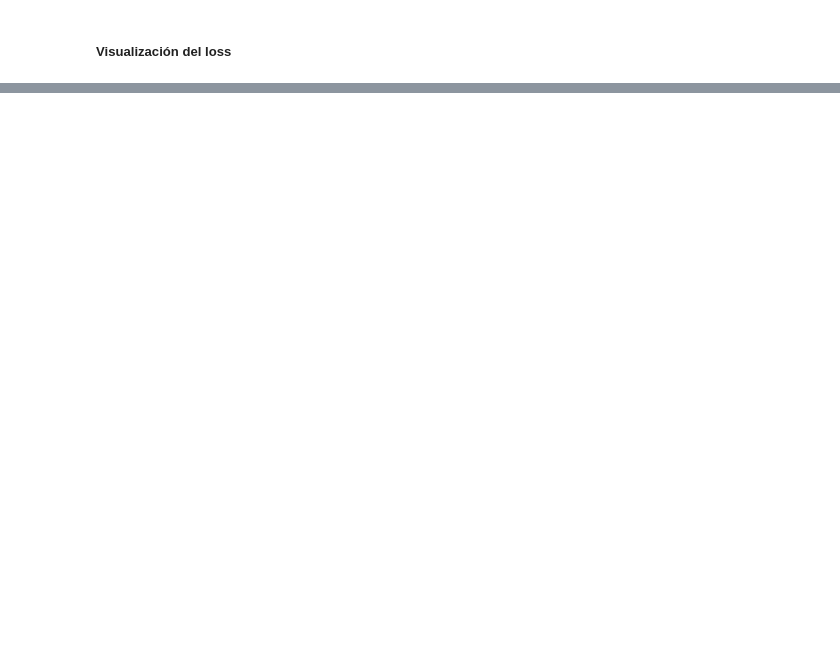
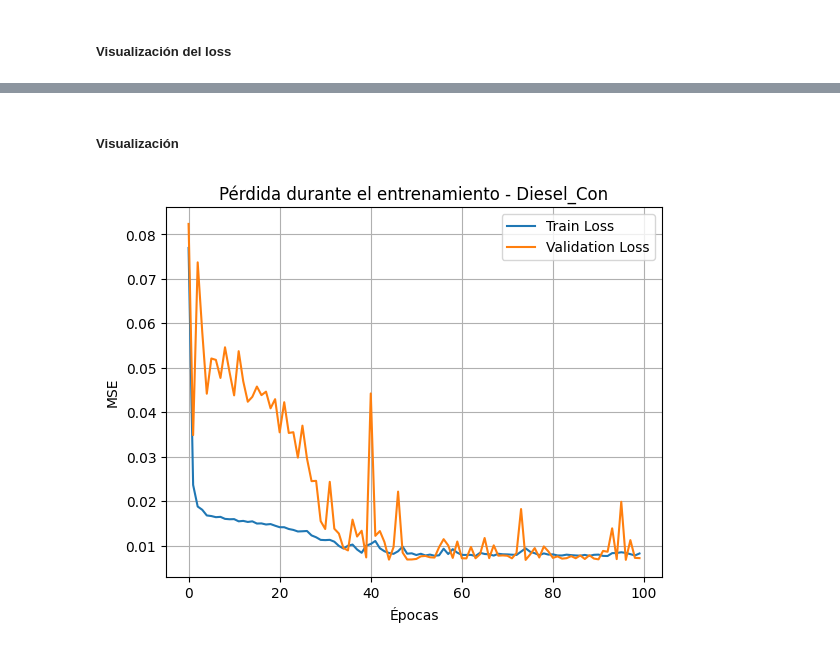
Before and after one commit to EstebanZG999/Lab2_DS, a Jupyter notebook: src/lstm.ipynb, the cells around one changed output, grey strips where cells are left out. Drawn from its saved outputs; the diff is of its cells as text; code cells hidden in the pictures; blank space fills up the shorter version.

Commit message:
LSTM para Diesel_Con

```diff
--- a/src/lstm.ipynb
+++ b/src/lstm.ipynb
@@ -208,0 +224,15 @@ plt.show()
+# %%
+def create_sequences(data, window_size):
+    X, y = [], []
+    for i in range(len(data) - window_size):
+        X.append(data[i:i + window_size])
+        y.append(data[i + window_size])
+    return np.array(X), np.array(y)
+
+window_size = 12  # un año
+
+X_train_diesel, y_train_diesel = create_sequences(train_diesel, window_size)
+X_test_diesel, y_test_diesel = create_sequences(test_diesel, window_size)
+
+print("X_train_diesel:", X_train_diesel.shape, "y_train_diesel:", y_train_diesel.shape)
+print("X_test_diesel:", X_test_diesel.shape, "y_test_diesel:", y_test_diesel.shape)
@@ -208,0 +244,16 @@ plt.show()
+# %%
+model_diesel = Sequential()
+model_diesel.add(LSTM(64, activation='tanh', input_shape=(window_size, 1)))
+model_diesel.add(Dense(1))
+
+# Compilar modelo
+model_diesel.compile(optimizer='adam', loss='mse')
+
+# Entrenar modelo
+history_diesel = model_diesel.fit(
+    X_train_diesel, y_train_diesel,
+    validation_data=(X_test_diesel, y_test_diesel),
+    epochs=100,
+    batch_size=16,
+    verbose=1
+)
@@ -208,0 +278,13 @@ plt.show()
+# %% [markdown]
+##### Visualización
+# %%
+plt.plot(history_diesel.history['loss'], label='Train Loss')
+plt.plot(history_diesel.history['val_loss'], label='Validation Loss')
+plt.title("Pérdida durante el entrenamiento - Diesel_Con")
+plt.xlabel("Épocas")
+plt.ylabel("MSE")
+plt.legend()
+plt.grid()
+plt.show()
+# %% [output]
+[figure, added]
```
Also changed, not shown: parts of 9 cells of this notebook, 1 other file.
